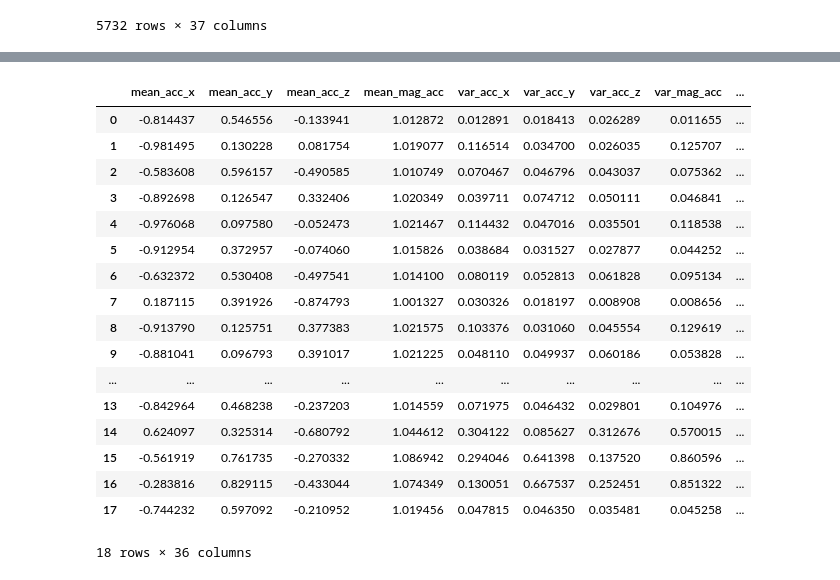
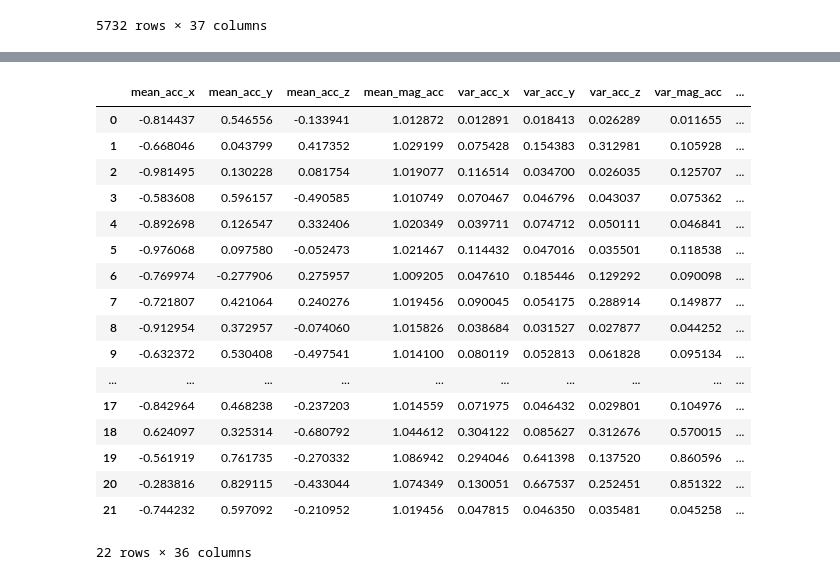
Before and after one commit to Amirjf/fall-detection, a Jupyter notebook: combined_datasets_binary.ipynb, the cells around one changed output, grey strips where cells are left out. Cells and saved outputs as stored; diff of their text form; code cells hidden in the pictures.

```diff
--- a/combined_datasets_binary.ipynb
+++ b/combined_datasets_binary.ipynb
@@ -674,7 +701,7 @@ import os
 import pandas as pd
 import numpy as np
 
-earpiece_classes = ['walking', 'jogging','stairs']
+earpiece_classes = ['walking', 'jogging','stairs','fall']
 
 # read earpiece data from datasets/earpiece from *.csv files
 earpiece_folder = "datasets/earpiece/"
@@ -702,49 +729,49 @@ for filename in os.listdir(earpiece_folder):
             sensor_data = df[['X', 'Y', 'Z']].copy()
             sensor_data.columns = ['acc_x', 'acc_y', 'acc_z']
 
             # Create a record for this activity
             earpiece_data.append({
             'class': class_name,
             'data': sensor_data,
             })
         else:
             print(f"Warning: File {filename} does not contain X, Y, Z accelerometer columns")
 
 # Convert to DataFrame
 earpiece_raw_dataset = pd.DataFrame(earpiece_data)
 earpiece_raw_dataset
 # Extract features from the data
 # feature_list = []
 feature_list = []
 class_labels = []
 
 for i in earpiece_raw_dataset.index:
     data = earpiece_raw_dataset['data'][i]
     features = extract_features(data, True)
     feature_list.append(features)
     class_labels.append(earpiece_raw_dataset['class'][i])
 
 prepared_earpiece_dataset = pd.concat(feature_list, ignore_index=True)
 prepared_earpiece_dataset
 # %% [output]
 |  | mean_acc_x | mean_acc_y | mean_acc_z | mean_mag_acc | var_acc_x | var_acc_y | var_acc_z | var_mag_acc | ... |
 | 0 | -0.814437 | 0.546556 | -0.133941 | 1.012872 | 0.012891 | 0.018413 | 0.026289 | 0.011655 | ... |
-| 1 | -0.981495 | 0.130228 | 0.081754 | 1.019077 | 0.116514 | 0.034700 | 0.026035 | 0.125707 | ... |
-| 2 | -0.583608 | 0.596157 | -0.490585 | 1.010749 | 0.070467 | 0.046796 | 0.043037 | 0.075362 | ... |
-| 3 | -0.892698 | 0.126547 | 0.332406 | 1.020349 | 0.039711 | 0.074712 | 0.050111 | 0.046841 | ... |
-| 4 | -0.976068 | 0.097580 | -0.052473 | 1.021467 | 0.114432 | 0.047016 | 0.035501 | 0.118538 | ... |
-| 5 | -0.912954 | 0.372957 | -0.074060 | 1.015826 | 0.038684 | 0.031527 | 0.027877 | 0.044252 | ... |
-| 6 | -0.632372 | 0.530408 | -0.497541 | 1.014100 | 0.080119 | 0.052813 | 0.061828 | 0.095134 | ... |
-| 7 | 0.187115 | 0.391926 | -0.874793 | 1.001327 | 0.030326 | 0.018197 | 0.008908 | 0.008656 | ... |
-| 8 | -0.913790 | 0.125751 | 0.377383 | 1.021575 | 0.103376 | 0.031060 | 0.045554 | 0.129619 | ... |
-| 9 | -0.881041 | 0.096793 | 0.391017 | 1.021225 | 0.048110 | 0.049937 | 0.060186 | 0.053828 | ... |
+| 1 | -0.668046 | 0.043799 | 0.417352 | 1.029199 | 0.075428 | 0.154383 | 0.312981 | 0.105928 | ... |
+| 2 | -0.981495 | 0.130228 | 0.081754 | 1.019077 | 0.116514 | 0.034700 | 0.026035 | 0.125707 | ... |
+| 3 | -0.583608 | 0.596157 | -0.490585 | 1.010749 | 0.070467 | 0.046796 | 0.043037 | 0.075362 | ... |
+| 4 | -0.892698 | 0.126547 | 0.332406 | 1.020349 | 0.039711 | 0.074712 | 0.050111 | 0.046841 | ... |
+| 5 | -0.976068 | 0.097580 | -0.052473 | 1.021467 | 0.114432 | 0.047016 | 0.035501 | 0.118538 | ... |
+| 6 | -0.769974 | -0.277906 | 0.275957 | 1.009205 | 0.047610 | 0.185446 | 0.129292 | 0.090098 | ... |
+| 7 | -0.721807 | 0.421064 | 0.240276 | 1.019456 | 0.090045 | 0.054175 | 0.288914 | 0.149877 | ... |
+| 8 | -0.912954 | 0.372957 | -0.074060 | 1.015826 | 0.038684 | 0.031527 | 0.027877 | 0.044252 | ... |
+| 9 | -0.632372 | 0.530408 | -0.497541 | 1.014100 | 0.080119 | 0.052813 | 0.061828 | 0.095134 | ... |
 | ... | ... | ... | ... | ... | ... | ... | ... | ... | ... |
-| 13 | -0.842964 | 0.468238 | -0.237203 | 1.014559 | 0.071975 | 0.046432 | 0.029801 | 0.104976 | ... |
-| 14 | 0.624097 | 0.325314 | -0.680792 | 1.044612 | 0.304122 | 0.085627 | 0.312676 | 0.570015 | ... |
-| 15 | -0.561919 | 0.761735 | -0.270332 | 1.086942 | 0.294046 | 0.641398 | 0.137520 | 0.860596 | ... |
-| 16 | -0.283816 | 0.829115 | -0.433044 | 1.074349 | 0.130051 | 0.667537 | 0.252451 | 0.851322 | ... |
-| 17 | -0.744232 | 0.597092 | -0.210952 | 1.019456 | 0.047815 | 0.046350 | 0.035481 | 0.045258 | ... |
+| 17 | -0.842964 | 0.468238 | -0.237203 | 1.014559 | 0.071975 | 0.046432 | 0.029801 | 0.104976 | ... |
+| 18 | 0.624097 | 0.325314 | -0.680792 | 1.044612 | 0.304122 | 0.085627 | 0.312676 | 0.570015 | ... |
+| 19 | -0.561919 | 0.761735 | -0.270332 | 1.086942 | 0.294046 | 0.641398 | 0.137520 | 0.860596 | ... |
+| 20 | -0.283816 | 0.829115 | -0.433044 | 1.074349 | 0.130051 | 0.667537 | 0.252451 | 0.851322 | ... |
+| 21 | -0.744232 | 0.597092 | -0.210952 | 1.019456 | 0.047815 | 0.046350 | 0.035481 | 0.045258 | ... |
-18 rows × 36 columns
+22 rows × 36 columns
 # %%
 # mapt over class_labels and put adl for anything other than fall class_labels is a list of strings
 class_labels = pd.DataFrame(class_labels, columns=['class'])
```
Also changed, not shown: parts of 6 cells of this notebook, 21 other files.
